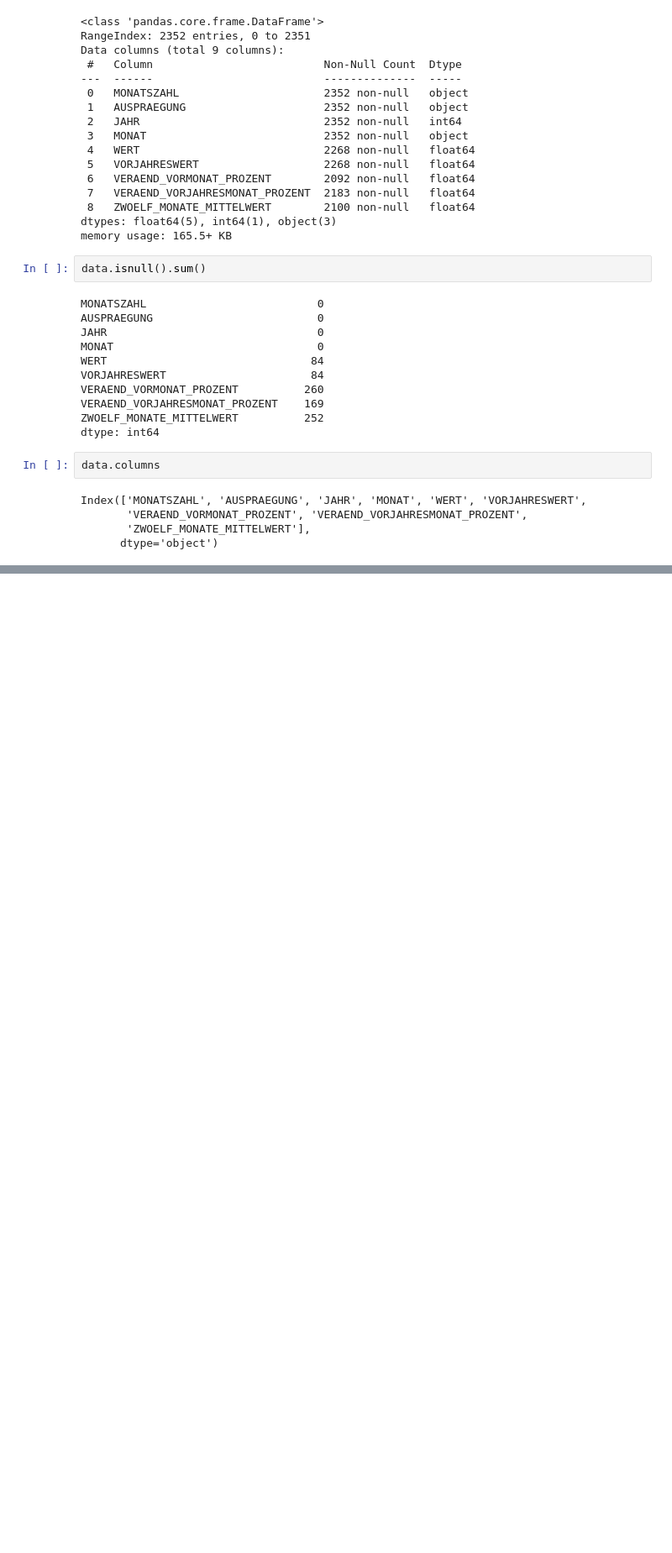
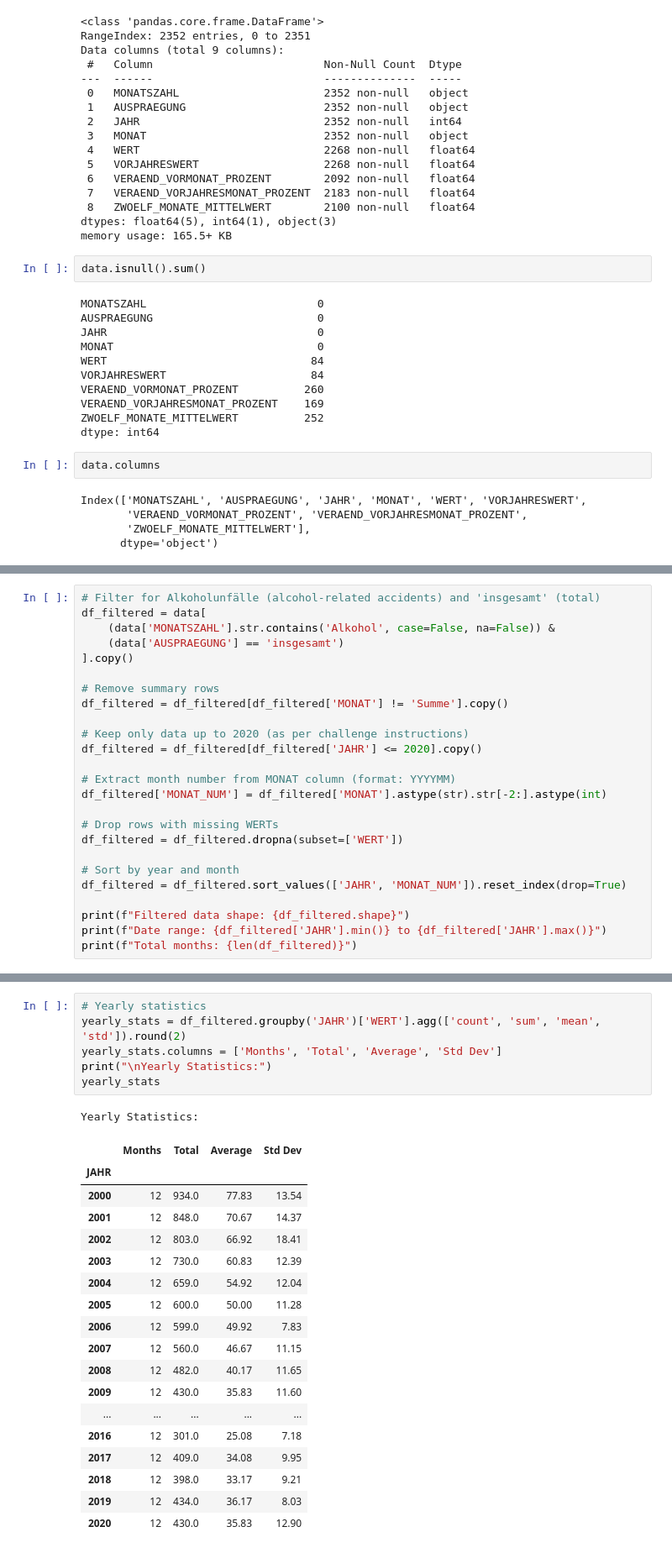
Before and after one commit to lokesh12190/AI-munich-traffic-accident-forecasting-, a Jupyter notebook: main.ipynb, the cells around one changed output, grey strips where cells are left out. Shown at 84% size. Cells and saved outputs as stored; diff of their text form; blank space fills up the shorter version.

```diff
--- a/main.ipynb
+++ b/main.ipynb
@@ -64,0 +88,25 @@ Index(['MONATSZAHL', 'AUSPRAEGUNG', 'JAHR', 'MONAT', 'WERT', 'VORJAHRESWERT',
+# %%
+# Filter for Alkoholunfälle (alcohol-related accidents) and 'insgesamt' (total)
+df_filtered = data[
+    (data['MONATSZAHL'].str.contains('Alkohol', case=False, na=False)) &
+    (data['AUSPRAEGUNG'] == 'insgesamt')
+].copy()
+
+# Remove summary rows
+df_filtered = df_filtered[df_filtered['MONAT'] != 'Summe'].copy()
+
+# Keep only data up to 2020 (as per challenge instructions)
+df_filtered = df_filtered[df_filtered['JAHR'] <= 2020].copy()
+
+# Extract month number from MONAT column (format: YYYYMM)
+df_filtered['MONAT_NUM'] = df_filtered['MONAT'].astype(str).str[-2:].astype(int)
+
+# Drop rows with missing WERTs
+df_filtered = df_filtered.dropna(subset=['WERT'])
+
+# Sort by year and month
+df_filtered = df_filtered.sort_values(['JAHR', 'MONAT_NUM']).reset_index(drop=True)
+
+print(f"Filtered data shape: {df_filtered.shape}")
+print(f"Date range: {df_filtered['JAHR'].min()} to {df_filtered['JAHR'].max()}")
+print(f"Total months: {len(df_filtered)}")
@@ -64,0 +171,26 @@ Index(['MONATSZAHL', 'AUSPRAEGUNG', 'JAHR', 'MONAT', 'WERT', 'VORJAHRESWERT',
+# %%
+# Yearly statistics
+yearly_stats = df_filtered.groupby('JAHR')['WERT'].agg(['count', 'sum', 'mean', 'std']).round(2)
+yearly_stats.columns = ['Months', 'Total', 'Average', 'Std Dev']
+print("\nYearly Statistics:")
+yearly_stats
+# %% [output]
+Yearly Statistics:
+|  | Months | Total | Average | Std Dev |
+| JAHR |  |  |  |  |
+| 2000 | 12 | 934.0 | 77.83 | 13.54 |
+| 2001 | 12 | 848.0 | 70.67 | 14.37 |
+| 2002 | 12 | 803.0 | 66.92 | 18.41 |
+| 2003 | 12 | 730.0 | 60.83 | 12.39 |
+| 2004 | 12 | 659.0 | 54.92 | 12.04 |
+| 2005 | 12 | 600.0 | 50.00 | 11.28 |
+| 2006 | 12 | 599.0 | 49.92 | 7.83 |
+| 2007 | 12 | 560.0 | 46.67 | 11.15 |
+| 2008 | 12 | 482.0 | 40.17 | 11.65 |
+| 2009 | 12 | 430.0 | 35.83 | 11.60 |
+| ... | ... | ... | ... | ... |
+| 2016 | 12 | 301.0 | 25.08 | 7.18 |
+| 2017 | 12 | 409.0 | 34.08 | 9.95 |
+| 2018 | 12 | 398.0 | 33.17 | 9.21 |
+| 2019 | 12 | 434.0 | 36.17 | 8.03 |
+| 2020 | 12 | 430.0 | 35.83 | 12.90 |
```
Also changed, not shown: parts of 8 cells of this notebook.
